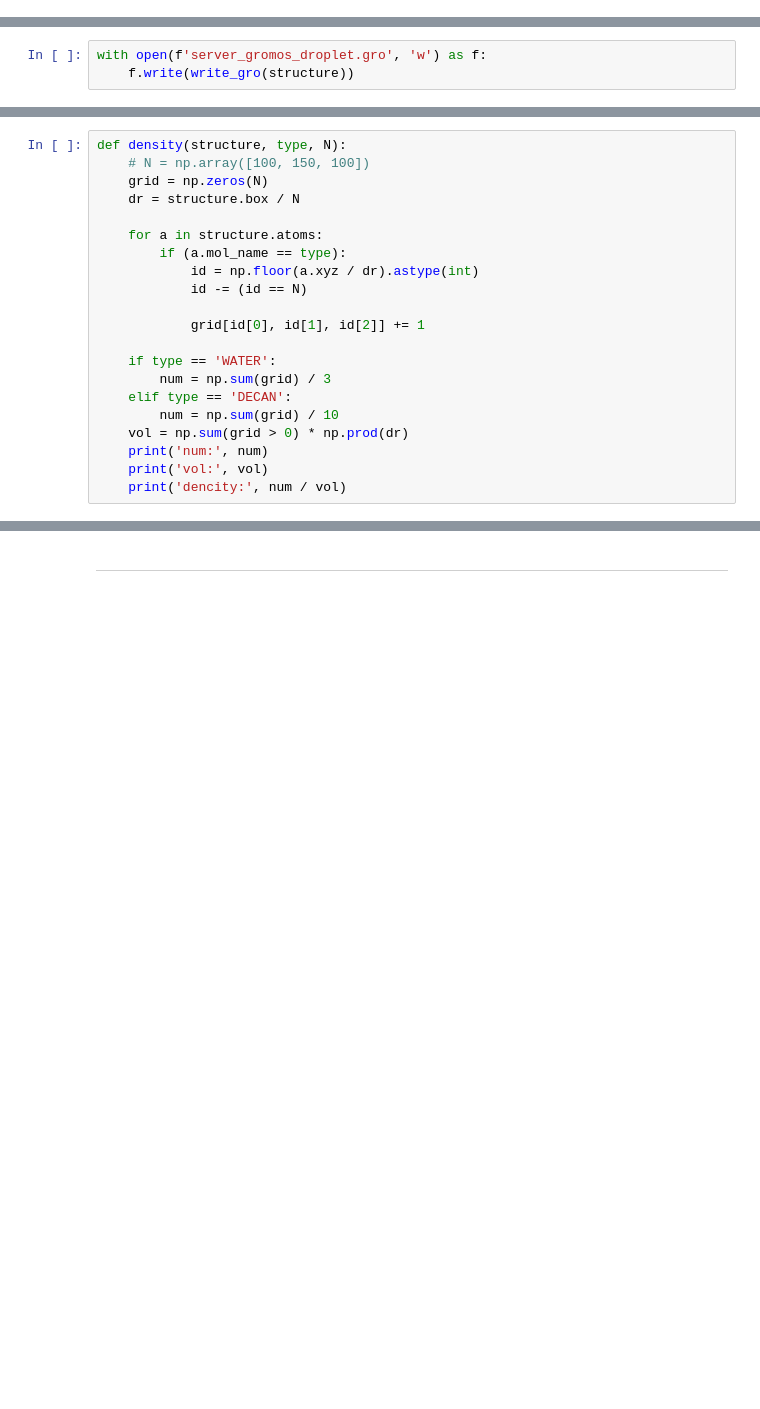
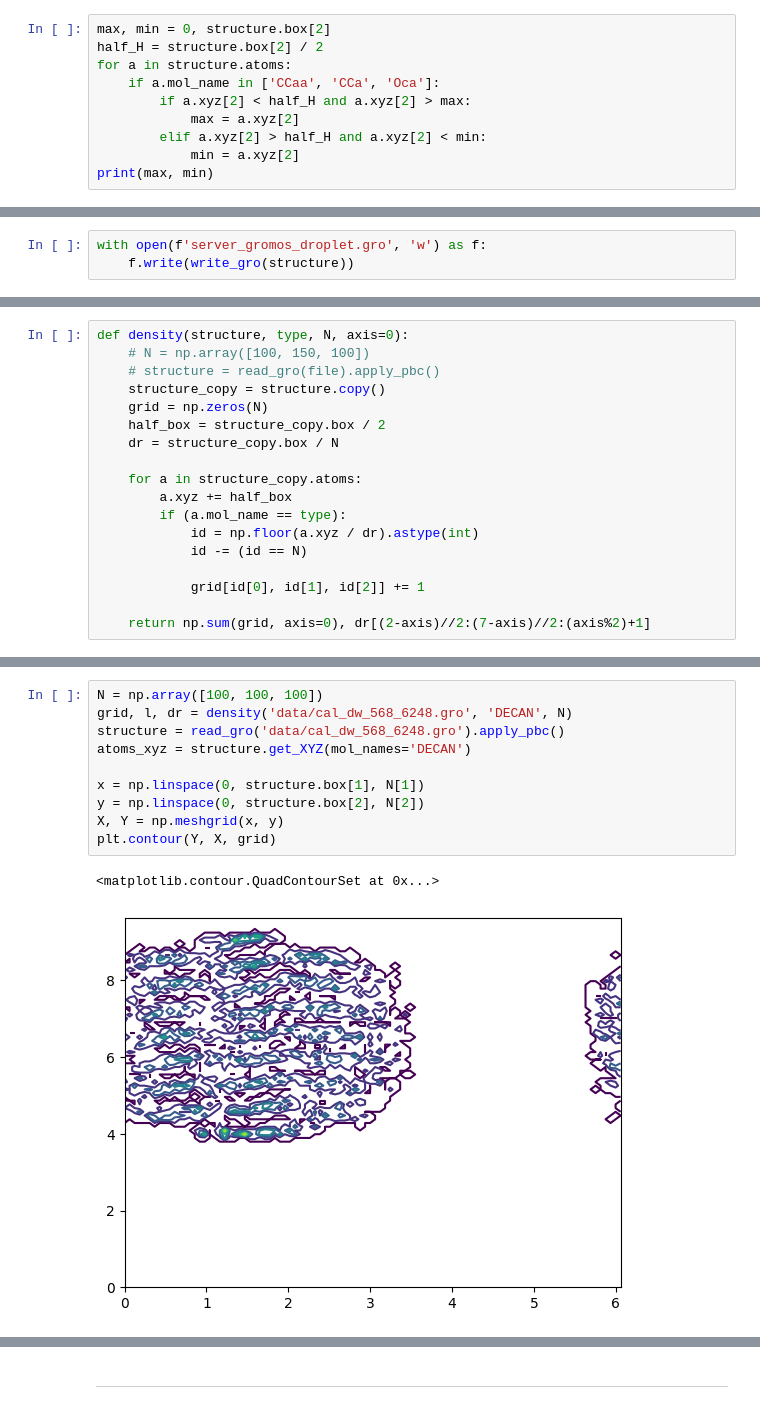
Before and after one commit to Aleksooo/Contact-Angles, a Jupyter notebook: density.ipynb, the cells around one changed output, grey strips where cells are left out. Drawn from its saved outputs; the diff is of its cells as text; blank space fills up the shorter version.

```diff
--- a/density.ipynb
+++ b/density.ipynb
@@ -19,0 +10,10 @@ structure = read_gro(f'server_gromos_droplet.gro')
+# %%
+max, min = 0, structure.box[2]
+half_H = structure.box[2] / 2
+for a in structure.atoms:
+    if a.mol_name in ['CCaa', 'CCa', 'Oca']:
+        if a.xyz[2] < half_H and a.xyz[2] > max:
+            max = a.xyz[2]
+        elif a.xyz[2] > half_H and a.xyz[2] < min:
+            min = a.xyz[2]
+print(max, min)
@@ -31,21 +34,18 @@ array([ 9.235, 13.491,  9.52 ])
 # %%
-def density(structure, type, N):
+def density(structure, type, N, axis=0):
     # N = np.array([100, 150, 100])
+    # structure = read_gro(file).apply_pbc()
+    structure_copy = structure.copy()
     grid = np.zeros(N)
-    dr = structure.box / N
+    half_box = structure_copy.box / 2
+    dr = structure_copy.box / N
 
-    for a in structure.atoms:
+    for a in structure_copy.atoms:
+        a.xyz += half_box
         if (a.mol_name == type):
             id = np.floor(a.xyz / dr).astype(int)
             id -= (id == N)
 
             grid[id[0], id[1], id[2]] += 1
 
-    if type == 'WATER':
-        num = np.sum(grid) / 3
-    elif type == 'DECAN':
-        num = np.sum(grid) / 10
-    vol = np.sum(grid > 0) * np.prod(dr)
-    print('num:', num)
-    print('vol:', vol)
-    print('dencity:', num / vol)
+    return np.sum(grid, axis=0), dr[(2-axis)//2:(7-axis)//2:(axis%2)+1]
@@ -57,0 +261,13 @@ dencity: 8093.814423632784
+# %%
+N = np.array([100, 100, 100])
+grid, l, dr = density('data/cal_dw_568_6248.gro', 'DECAN', N)
+structure = read_gro('data/cal_dw_568_6248.gro').apply_pbc()
+atoms_xyz = structure.get_XYZ(mol_names='DECAN')
+
+x = np.linspace(0, structure.box[1], N[1])
+y = np.linspace(0, structure.box[2], N[2])
+X, Y = np.meshgrid(x, y)
+plt.contour(Y, X, grid)
+# %% [output]
+<matplotlib.contour.QuadContourSet at 0x...>
+[figure, added]
```
Also changed, not shown: parts of 31 cells of this notebook, 10 other files.
